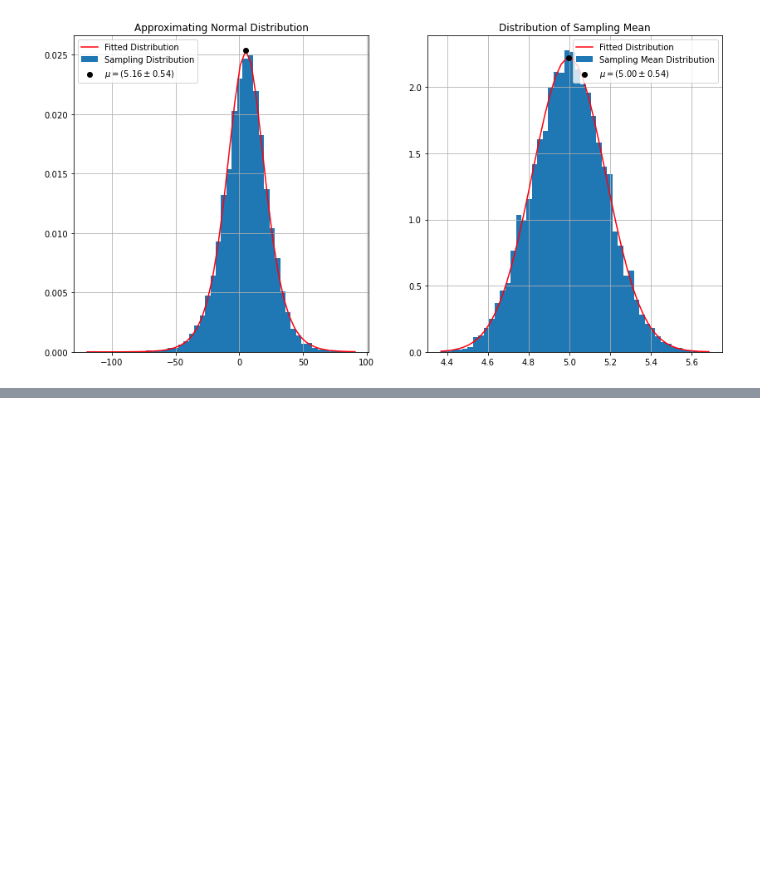
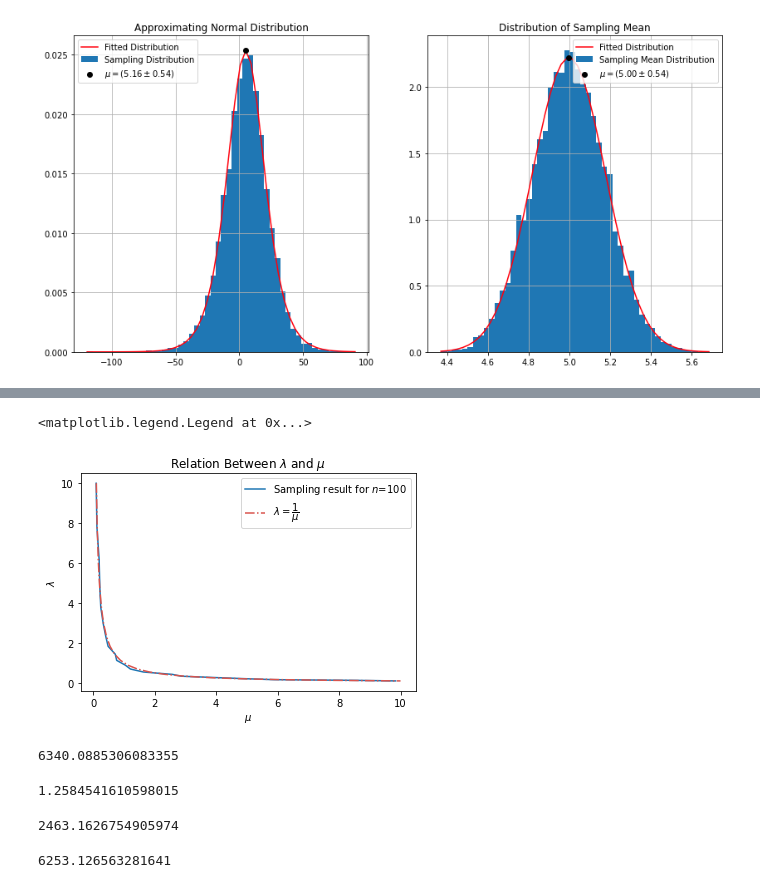
Before and after one commit to ramizouari/MachineLearning, a Jupyter notebook: probability/Distribution.ipynb, the cells around one changed output, grey strips where cells are left out. Saved outputs shown, nothing was run; the diff lists cells and outputs as text; code cells hidden in the pictures; blank space fills up the shorter version.

```diff
--- a/probability/Distribution.ipynb
+++ b/probability/Distribution.ipynb
@@ -426,0 +476,43 @@ $$ \mathbb{V}\left[X\right]= 2s^2\int_{0}^{+\infty}u^2\frac{e^{-u}}{\left(1+e^{-
+# %%
+fig,ax = plt.subplots()
+P=np.logspace(-1,1,20)
+L = P
+Expected=np.zeros(20)
+n=100
+for i,l in enumerate(L):
+    Expected[i]=np.random.exponential(1/l,n).mean()
+ax.plot(Expected,L,label="Sampling result for $n$={}".format(n))
+ax.plot(P,1/P,color="xkcd:pale red",label=r"$\lambda=\dfrac{1}{\mu}$",ls="dashdot")
+ax.set_title("Relation Between $\lambda$ and $\mu$")
+ax.set_xlabel("$\mu$")
+ax.set_ylabel("$\lambda$")
+ax.legend()
+# %% [output]
+<matplotlib.legend.Legend at 0x...>
+[figure, added]
+# %%
+((np.random.normal(0,50,[2000,1000]).var(axis=0)-50**2)**2).mean()
+# %% [output]
+6340.0885306083355
+# %%
+def sampling_variance_variance(X):
+    n=X.shape[0]
+    k=((X-X.mean())**4).mean()
+    sig=X.std()
+    return (k-(sig**4)*(n-3)/(n-1))/n
+
+def sampling_mean_variance(X):
+    n=X.shape[0]
+    sig=X.std()
+    return sig**2/n
+sampling_variance_variance(np.random.normal(0,50,2000))
+# %% [output]
+1.2584541610598015
+# %%
+np.random.normal(0,50,2000).var()
+# %% [output]
+2463.1626754905974
+# %%
+2*50**4/1999
+# %% [output]
+6253.126563281641
```
Also changed, not shown: parts of 6 cells of this notebook, 1 other file.
